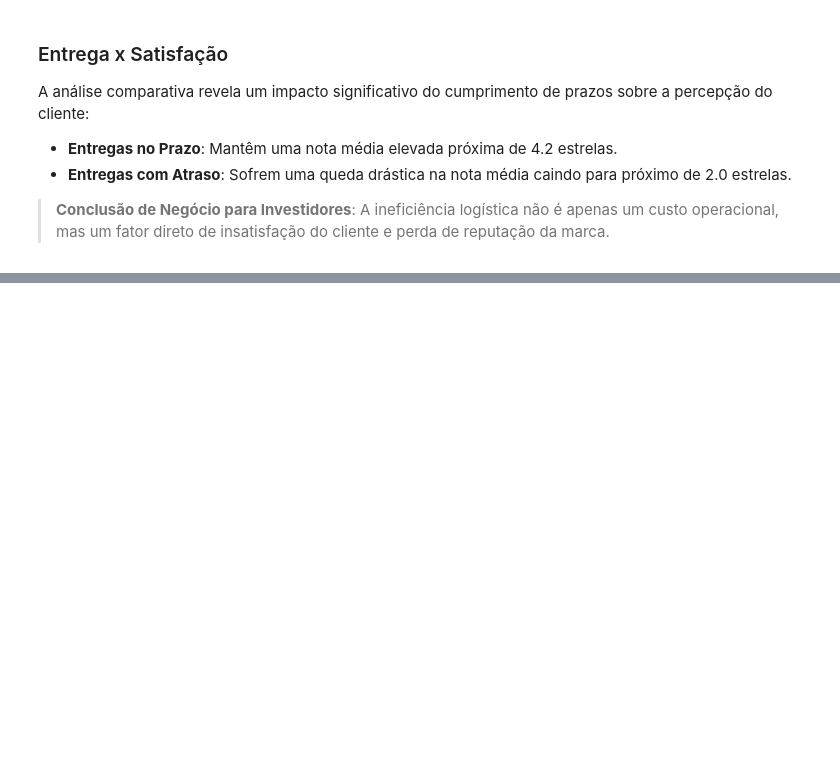
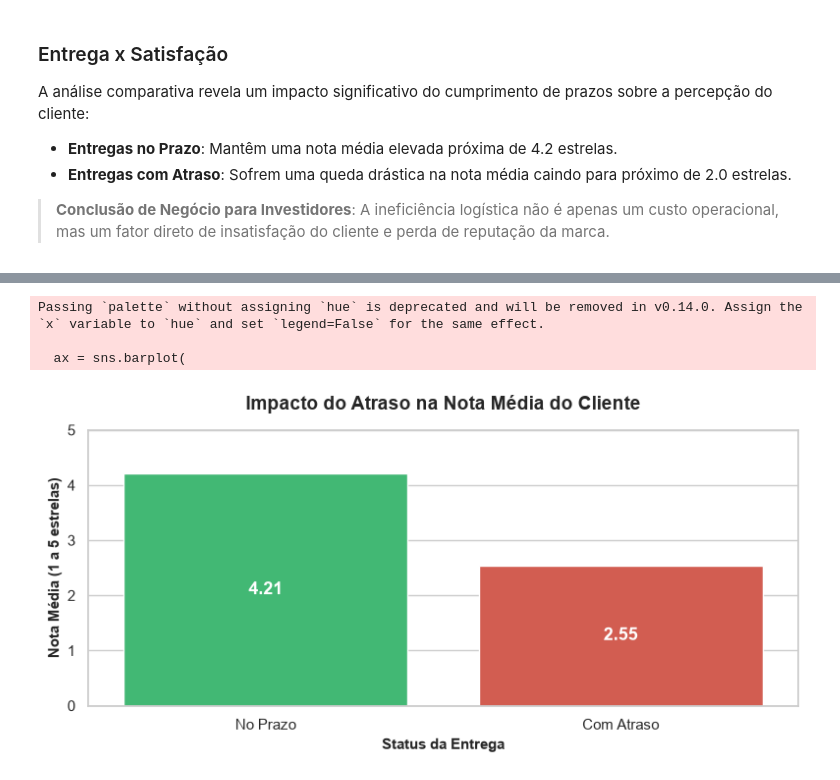
Before and after one commit to Maikonzitos/tech-challenge-01, a Jupyter notebook: notebooks/dados.ipynb, the cells around one changed output, grey strips where cells are left out. Cells and saved outputs as stored; diff of their text form; code cells hidden in the pictures; blank space fills up the shorter version.

```diff
--- a/notebooks/dados.ipynb
+++ b/notebooks/dados.ipynb
@@ -245,0 +326,32 @@ A análise comparativa revela um impacto significativo do cumprimento de prazos
+# %%
+# definindo estilo visual limpo
+sns.set_theme(style="whitegrid")
+plt.figure(figsize=(8, 4))
+
+# criando o grafico de barras comparativo
+ax = sns.barplot(
+    data=resumo_satisfacao,
+    x='Status',
+    y='Nota Média',
+    palette=['#2ecc71', '#e74c3c']  # verde para 'no prazo' e vermelho para 'atrasado'
+)
+
+# titulos e rotulos
+plt.title('Impacto do Atraso na Nota Média do Cliente', fontsize=14, fontweight='bold', pad=15)
+plt.xlabel('Status da Entrega', fontsize=11, fontweight='bold')
+plt.ylabel('Nota Média (1 a 5 estrelas)', fontsize=11, fontweight='bold')
+plt.ylim(0, 5)
+
+# adicionando o valor exato no meio das barras
+for p in ax.patches:
+    ax.annotate(f'{p.get_height():.2f}',
+                (p.get_x() + p.get_width() / 2., p.get_height() / 2),
+                ha='center', va='center', fontsize=13, color='white', fontweight='bold')
+
+plt.tight_layout()
+plt.show()
+# %% [output]
+Passing `palette` without assigning `hue` is deprecated and will be removed in v0.14.0. Assign the `x` variable to `hue` and set `legend=False` for the same effect.
+
+  ax = sns.barplot(
+[figure, added]
```
Also changed, not shown: parts of 37 cells of this notebook.
